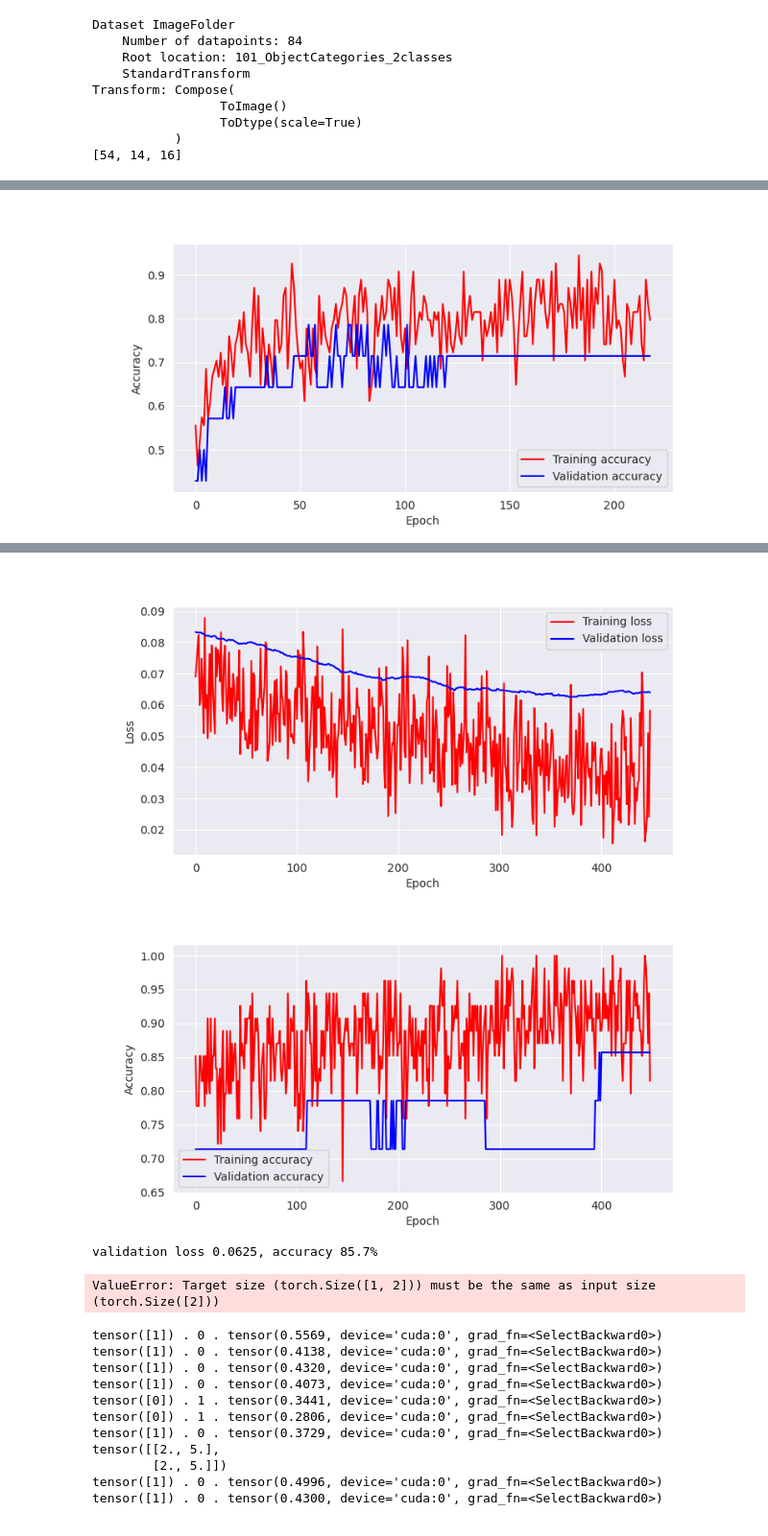
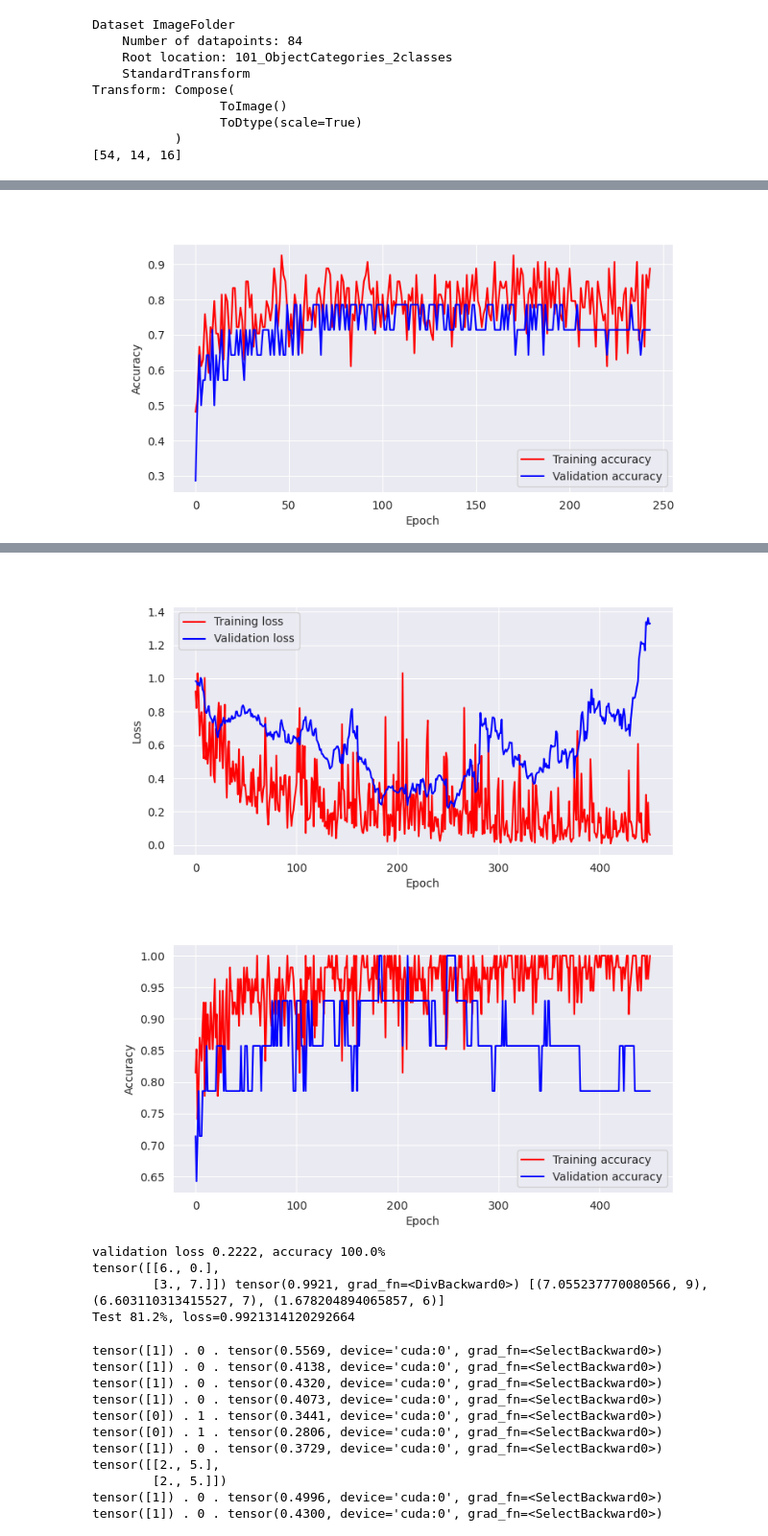
Before and after one commit to RogerJL/LTU, a Jupyter notebook: ANN/ANN-Exercise-3.ipynb, the cells around one changed output, grey strips where cells are left out. Shown at 96% size. Drawn from its saved outputs; the diff is of its cells as text; code cells hidden in the pictures.

```diff
--- a/ANN/ANN-Exercise-3.ipynb
+++ b/ANN/ANN-Exercise-3.ipynb
@@ -271,7 +271,7 @@ def evaluate_model(model, criterion, eval_loader):
         target = target.to(device)
         guess = torch.argmax(outv).to(device)
         confusion_matrix[guess, target] += 1
-        loss = criterion(outv.squeeze(), target)
+        loss = criterion(outv, target)
         if guess != target:
             losses_when_wrong.append((loss.item(), index))
         total_loss += loss
@@ -326,11 +326,11 @@ torch.manual_seed(42)
 model = Net().to(device)
 
 # Define our loss function
-loss_ft = torch.nn.BCEWithLogitsLoss().to(device)
+loss_ft = torch.nn.BCEWithLogitsLoss(reduction='sum').to(device)
 def criterion(y_est, y_true):
     y_true = nn.functional.one_hot(y_true.long(), num_classes=2).float().to(device)
-    result = loss_ft(y_est.squeeze(),
-                     y_true.squeeze()) # What function to use to calculate the loss given the prediction and labels
+    result = loss_ft(y_est,
+                     y_true)
     return result
 
 # Define our optimizer
@@ -433,12 +433,13 @@ def train_model(model, criterion, optimizer, train_loader, val_loader, num_epoch
         # training
         model.train(True)
         for batch_nr, (data, labels) in enumerate(train_loader):
-            data, labels = train_transformations(data, labels)
+            if train_transformations is not None:
+                data, labels = train_transformations(data, labels)
             # predict
             data = data.to(device)
             labels = labels.to(device)
 
-            pred = model(data).squeeze()
+            pred = model(data)
 
             # calculate accuracy
             preds = torch.argmax(pred, dim=1)
@@ -462,13 +463,12 @@ def train_model(model, criterion, optimizer, train_loader, val_loader, num_epoch
         model.train(False)  # or model.eval()
         worst_loss = 0.
         worst_index = None
-        val_number = 0
         for index, (data, labels) in enumerate(val_loader):
             data = data.to(device)
             labels = labels.to(device)
             # predict
 
-            pred = model(data).squeeze()
+            pred = model(data)
 
             # calculate accuracy
             preds = torch.argmax(pred, dim=1)
@@ -500,7 +500,7 @@ def train_model(model, criterion, optimizer, train_loader, val_loader, num_epoch
             max_acc = validation_acc[-1]
             seen_no_improvements = 0
 
-        print(f'Epoch {i:3d}, training loss: {training_loss[-1]:.4f} ({100*train_correct/train_size:.1f}%), validation loss: {validation_loss[-1]:.4f} ({100*val_correct/val_size:.1f}%)')
+        print(f'Epoch {i:3d}, training loss: {training_loss[-1]:.4f} ({100*training_acc[-1]:.1f}%), validation loss: {validation_loss[-1]:.4f} ({100*validation_acc[-1]:.1f}%)')
 
         seen_no_improvements += 1
         if seen_no_improvements > early_stop:
@@ -578,7 +578,7 @@ def build_model_ft():
     return model_
 
 # Do the things required for fine-tuning before training the model
-loss_ft = torch.nn.BCEWithLogitsLoss().to(device)
+loss_ft = torch.nn.BCEWithLogitsLoss(reduction='sum').to(device)
 def criterion_ft(y_est, y_true):
     y_true_ = nn.functional.one_hot(y_true.long(), num_classes=2).float()
     result = loss_ft(y_est,
@@ -616,7 +616,7 @@ else:
     BATCH_SIZE=1; epochs = 300; params = dict(seed=42, lr=1e-3, weight_decay=0.03)  # epoch=300, 87.0% training, 92.9% validation, 75.0% test
     BATCH_SIZE=1; epochs = 300; params = dict(seed=41, lr=7e-4, weight_decay=1e-5)
     BATCH_SIZE=1; epochs = 3000; params = dict(seed=41, lr=0.1e-3, weight_decay=0.03)
-    BATCH_SIZE=6; epochs = 3000; params = dict(seed=41, lr=0.1e-3, weight_decay=0.03)
+    BATCH_SIZE=6; epochs = 3000; params = dict(seed=41, lr=0.1e-3, weight_decay=0.003)
 print("Hyper parameters", params)
 # Find best parameters
 # Test best parameters
@@ -627,15 +627,15 @@ print(model_ft)
 # Pre-train only the added layer
 torch.manual_seed(3)
 train_loader, validate_loader, test_loader = loaders(resnet_parts, BATCH_SIZE)
-optimizer = torch.optim.SGD(model_ft.parameters(), lr=3e-3, weight_decay=0.03)
-model_ft, loss, accuracy = train_model(model_ft, criterion_ft, optimizer, train_loader, validate_loader, num_epochs=1000, early_stop=50)
+optimizer = torch.optim.SGD(model_ft.parameters(), lr=1e-3, weight_decay=0.03)
+model_ft, loss, accuracy = train_model(model_ft, criterion_ft, optimizer, train_loader, validate_loader, num_epochs=1000, early_stop=200)
 unfreeze_weights(model_ft)
 #unfreeze_running_stats(model_ft)
 
 
 torch.manual_seed(2)
 optimizer = optimizer_fn(model_ft.parameters(), lr=params['lr'], weight_decay=params['weight_decay'])
-trained_model_ft, loss, accuracy = train_model(model_ft, criterion_ft, optimizer, train_loader, validate_loader, num_epochs=epochs, early_stop=50)
+trained_model_ft, loss, accuracy = train_model(model_ft, criterion_ft, optimizer, train_loader, validate_loader, num_epochs=epochs, early_stop=200)
 print(f"validation loss {loss:.4f}, accuracy {100 * accuracy:.1f}%")
 # Test the model
 confusion_matrix, test_loss, losses = evaluate_model(trained_model_ft, criterion_ft, test_loader)
@@ -664 +664 @@ Early stopping
-[figure, old version]
+[figure, new version]
@@ -681,8 +681,10 @@ Epoch 448, training loss: 0.0582 (81.5%), validation loss: 0.0639 (85.7%)
 Early stopping
-[figure, old version]
+[figure, new version]
-[figure, old version]
+[figure, new version]
-validation loss 0.0625, accuracy 85.7%
+validation loss 0.2222, accuracy 100.0%
+tensor([[6., 0.],
+        [3., 7.]]) tensor(0.9921, grad_fn=<DivBackward0>) [(7.055237770080566, 9), (6.603110313415527, 7), (1.678204894065857, 6)]
+Test 81.2%, loss=0.9921314120292664
-ValueError: Target size (torch.Size([1, 2])) must be the same as input size (torch.Size([2]))
 # %%
 # Resnet feature 310 is "ant"
 
```
Also changed, not shown: parts of 3 cells of this notebook.
